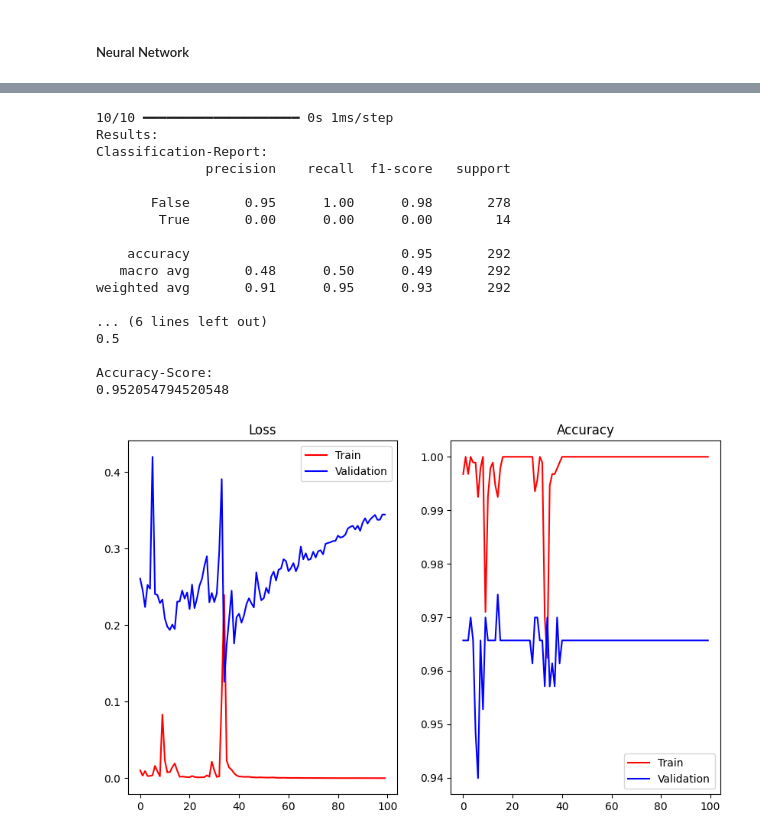
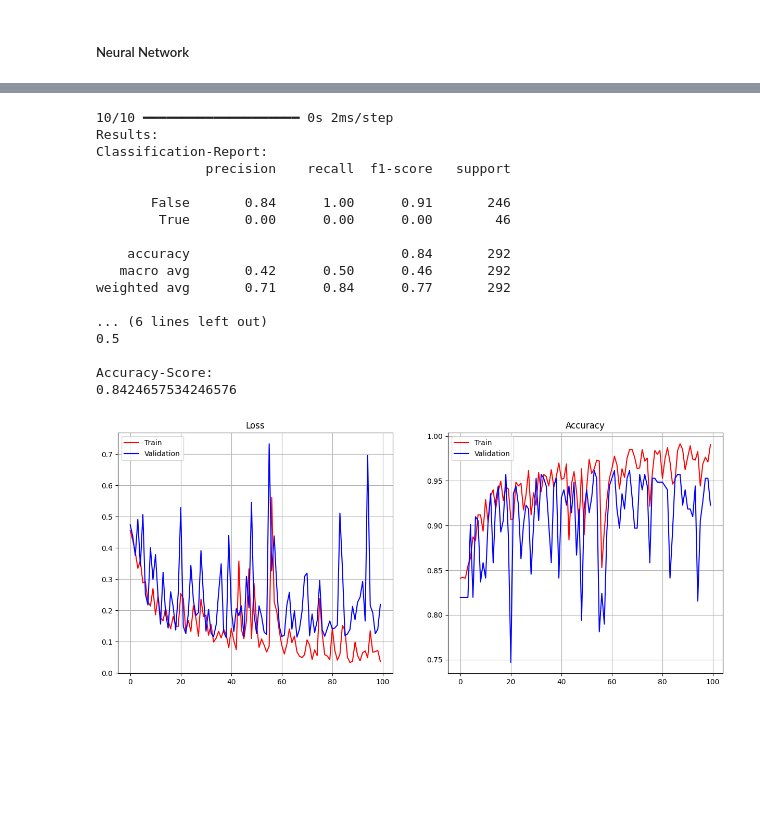
Before and after one commit to Alejandro-GDLF/DMandML, a Jupyter notebook: PrFinal/pr-final-v2.ipynb, the cells around one changed output, grey strips where cells are left out. Cells and saved outputs as stored; diff of their text form; code cells hidden in the pictures; blank space fills up the shorter version.

```diff
--- a/PrFinal/pr-final-v2.ipynb
+++ b/PrFinal/pr-final-v2.ipynb
@@ -84,7 +84,7 @@ X_train.shape, X_test.shape, y_train.shape, y_test.shape
 # %%
 svm_classifier = SVC()
 
-svm_classifier.fit(X_train, (y_train==0))
+svm_classifier.fit(X_train, (y_train==1))
 # %% [output]
 SVC()
 # %%
@@ -117,7 +117,7 @@ Accuracy-Score:
 # %%
 logisticClassifier = LogisticRegression()
 
-logisticClassifier.fit(X_train, (y_train==0))
+logisticClassifier.fit(X_train, (y_train==1))
 # %% [output]
 LogisticRegression()
 # %%
@@ -151,6 +151,9 @@ Accuracy-Score:
 neuralModelo = tf.keras.Sequential([
     tf.keras.layers.Dense(128, activation='relu', input_shape=(X_train.shape[1],)),
     tf.keras.layers.Dense(64, activation='relu'),
+    tf.keras.layers.Dense(32, activation='relu'),
+    tf.keras.layers.Dense(32, activation='relu'),
     tf.keras.layers.Dense(1, activation='sigmoid')
 ])
 neuralModelo.compile(optimizer='adam', loss='binary_crossentropy', metrics=['accuracy'])
+neuralModelo.summary()
@@ -157,4 +178,4 @@ neuralModelo.compile(optimizer='adam', loss='binary_crossentropy', metrics=['acc
 # %%
-history = neuralModelo.fit(X_train, (y_train == 0), epochs=100, batch_size=32, validation_split=.2)
+history = neuralModelo.fit(X_train, (y_train==1), epochs=100, batch_size=32, validation_split=.2)
 # %% [output]
 Epoch 1/100
@@ -177,42 +198,44 @@ Epoch 100/100
 # %%
-y_pred = neuralModelo.predict(X_test).astype(int)
+y_pred_neural = neuralModelo.predict(X_test).astype(int)
 
-print(f'Results:\nClassification-Report:\n{classification_report(y_test==0, y_pred)}')
-print(f'\nConfusion-Matrix: \n{confusion_matrix(y_test==0, y_pred)}')
-print(f'\nROC-AUC-Score: \n{roc_auc_score(y_test==0, y_pred)}')
-print(f'\nAccuracy-Score: \n{accuracy_score(y_test==0, y_pred)}')
+print(f'Results:\nClassification-Report:\n{classification_report(y_test==1, y_pred_neural)}')
+print(f'\nConfusion-Matrix: \n{confusion_matrix(y_test==1, y_pred_neural)}')
+print(f'\nROC-AUC-Score: \n{roc_auc_score(y_test==1, y_pred_neural)}')
+print(f'\nAccuracy-Score: \n{accuracy_score(y_test==1, y_pred_neural)}')
 # %% [output]
-10/10 ━━━━━━━━━━━━━━━━━━━━ 0s 1ms/step
+10/10 ━━━━━━━━━━━━━━━━━━━━ 0s 2ms/step
 Results:
 Classification-Report:
               precision    recall  f1-score   support
 
-       False       0.95      1.00      0.98       278
-        True       0.00      0.00      0.00        14
+       False       0.84      1.00      0.91       246
+        True       0.00      0.00      0.00        46
 
-    accuracy                           0.95       292
-   macro avg       0.48      0.50      0.49       292
-weighted avg       0.91      0.95      0.93       292
+    accuracy                           0.84       292
+   macro avg       0.42      0.50      0.46       292
+weighted avg       0.71      0.84      0.77       292
 
 ... (6 lines left out)
 0.5
 
 Accuracy-Score:
-0.952054794520548
+0.8424657534246576
 # %%
-plt.figure(figsize=(10,6))
+plt.figure(figsize=(15,6))
 # Subplot for loss
 plt.subplot(1,2,1)
 plt.plot(history.history['loss'], label='Train', c='red')
 plt.plot(history.history['val_loss'], label='Validation', c='blue')
 plt.title('Loss')
+plt.grid(True)
 plt.legend()
 # Subplot for accuracy
 plt.subplot(1,2,2)
 plt.plot(history.history['accuracy'], label='Train', c='red')
 plt.plot(history.history['val_accuracy'], label='Validation', c='blue')
 plt.title('Accuracy')
+plt.grid(True)
 plt.legend()
 plt.show()
 # %% [output]
-[figure, old version]
+[figure, new version]
```
Also changed, not shown: parts of 5 cells of this notebook.
